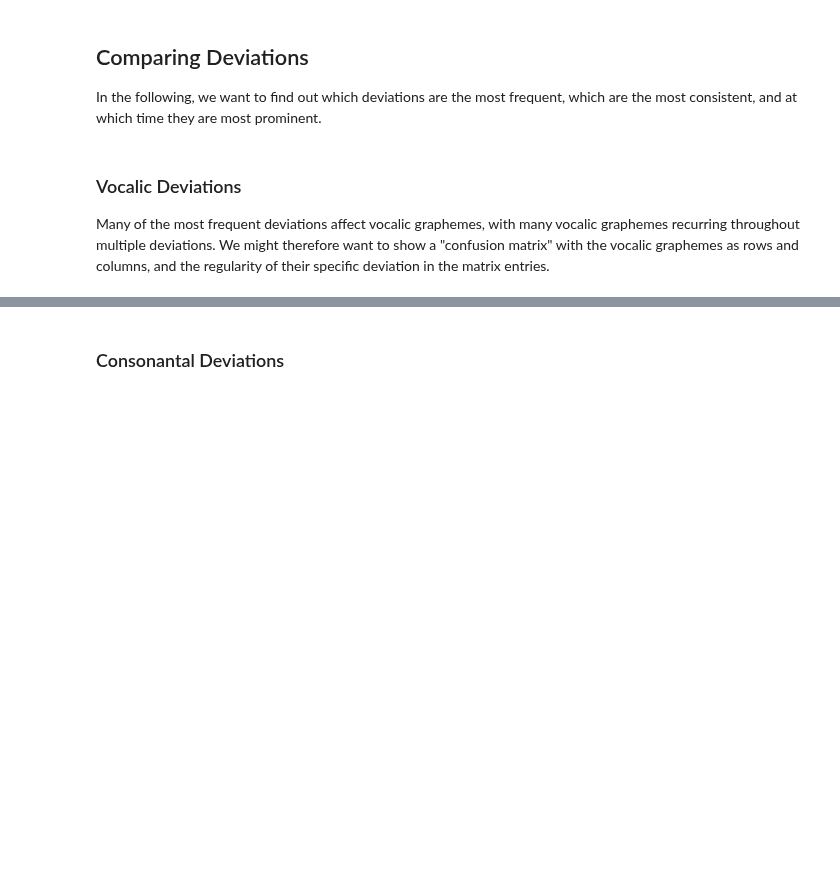
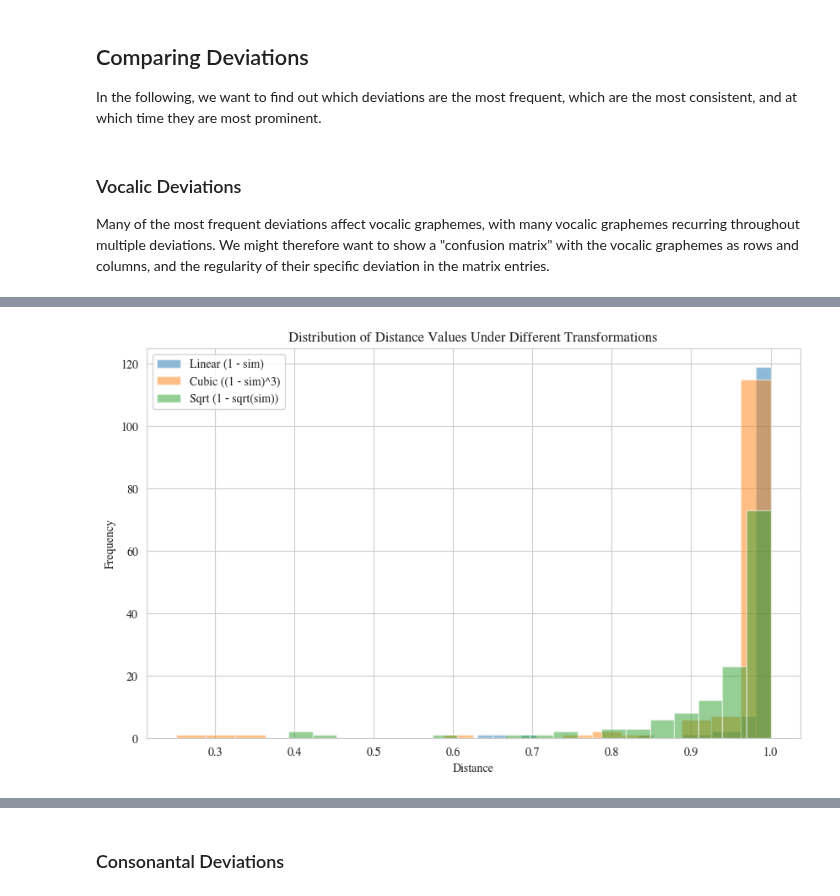
Before and after one commit to kmein/greek-coptic, a Jupyter notebook: greek-coptic.ipynb, the cells around one changed output, grey strips where cells are left out. Saved outputs shown, nothing was run; the diff lists cells and outputs as text; code cells hidden in the pictures; blank space fills up the shorter version.

```diff
--- a/greek-coptic.ipynb
+++ b/greek-coptic.ipynb
@@ -1132,0 +1185,43 @@ vowel_frequency.style.background_gradient(axis=None, cmap=cm)
+# %%
+# Make a copy to avoid modifying original
+norm_confusion = vowel_frequency.copy()
+
+# Normalize each row by its total occurrence count
+for grapheme in norm_confusion.index:
+    if grapheme in vowel_occurrences:
+        total = vowel_occurrences[grapheme]
+        if total > 0:
+            norm_confusion.loc[grapheme] = norm_confusion.loc[grapheme] / total
+
+sym_norm_confusion = (norm_confusion + norm_confusion.T) / 2
+# %%
+import matplotlib.pyplot as plt
+import numpy as np
+
+sim_matrix = sym_norm_confusion
+
+# Flatten upper triangle of distance matrix, excluding diagonal
+def get_dist_values(dist_matrix):
+    mask = np.triu(np.ones(dist_matrix.shape), k=1).astype(bool)
+    return dist_matrix.values[mask]
+
+# Compare different transformations
+methods = {
+    "Linear (1 - sim)": 1 - sim_matrix,
+    "Cubic ((1 - sim)^3)": (1 - sim_matrix) ** 3,
+    #"Log (-log(sim))": -np.log(sim_matrix + 1e-6),
+    "Sqrt (1 - sqrt(sim))": 1 - np.sqrt(sim_matrix)
+}
+
+plt.figure(figsize=(10, 6))
+for label, mat in methods.items():
+    vals = get_dist_values(mat)
+    plt.hist(vals, bins=20, alpha=0.5, label=label)
+
+plt.legend()
+plt.title("Distribution of Distance Values Under Different Transformations")
+plt.xlabel("Distance")
+plt.ylabel("Frequency")
+plt.show()
+# %% [output]
+[figure, added]
```
Also changed, not shown: parts of 54 cells of this notebook, 1 other file.
